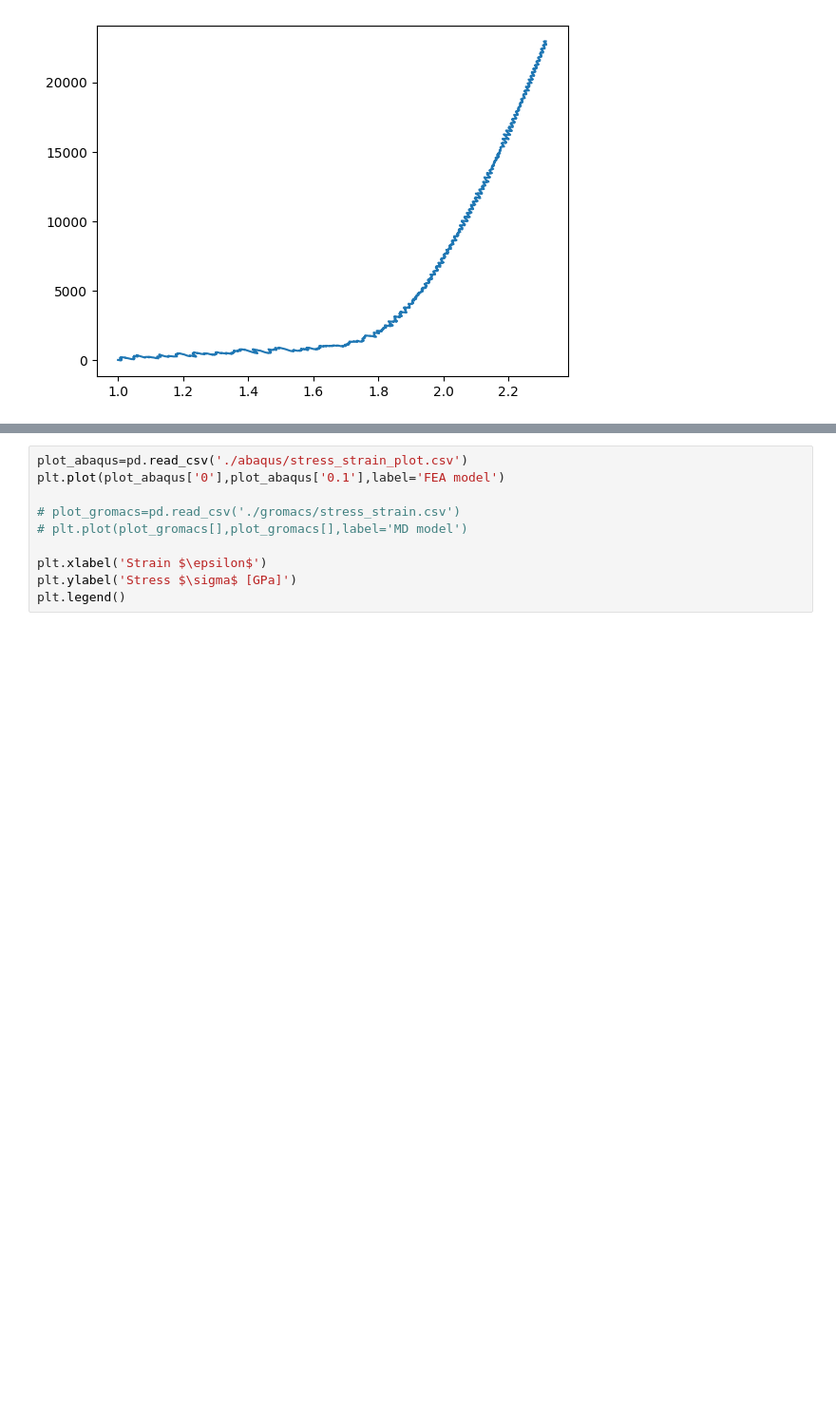
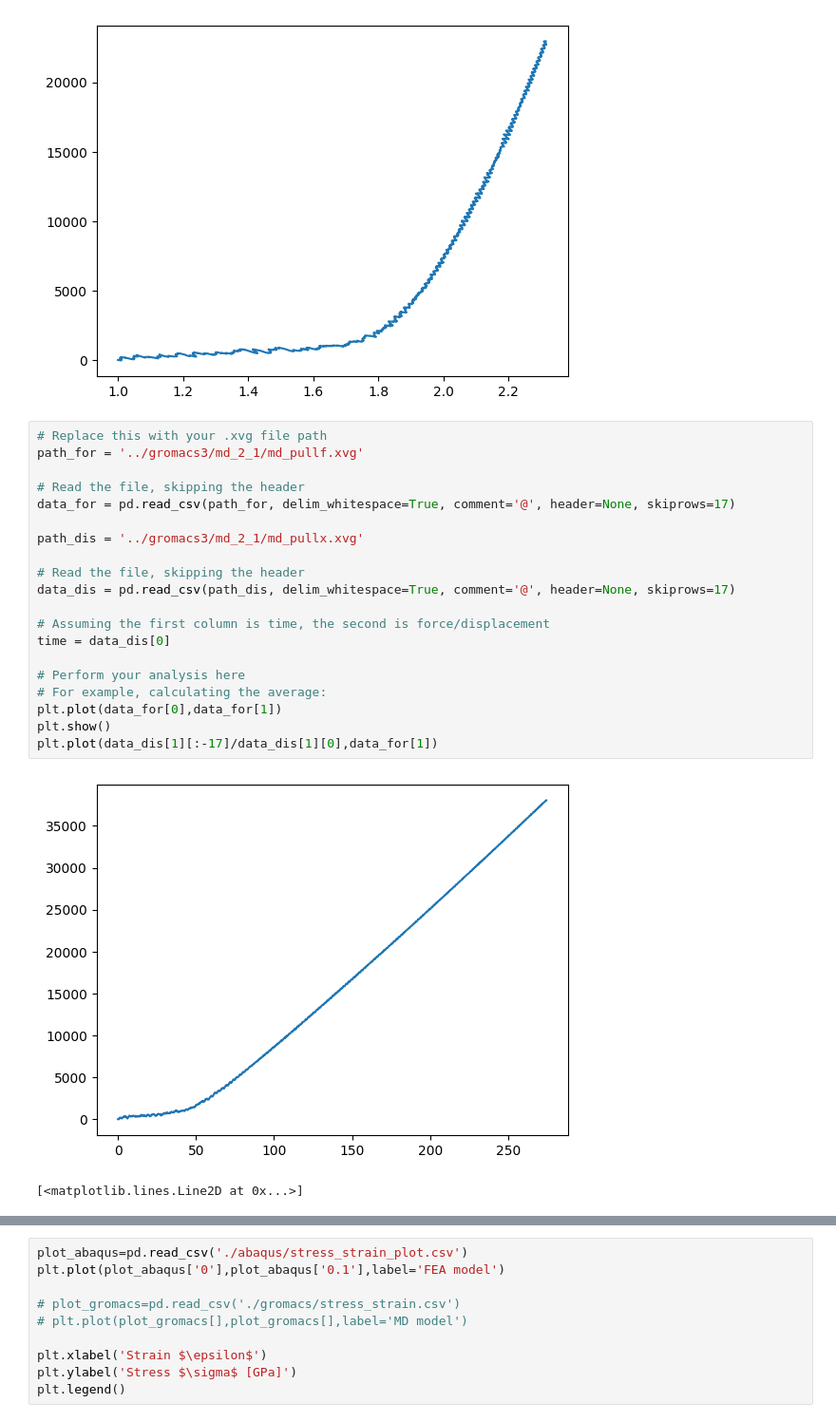
Before and after one commit to eBOlsson/Project_TKT4146, a Jupyter notebook: python/plot.ipynb, the cells around one changed output, grey strips where cells are left out. Shown: that part at 95% size. Drawn from its saved outputs; the diff is of its cells as text; blank space fills up the shorter version.

```diff
--- a/python/plot.ipynb
+++ b/python/plot.ipynb
@@ -90,3 +90,26 @@ plt.plot(data_dis[1]/data_dis[1][0],data_for[1])
 [figure]
 [<matplotlib.lines.Line2D at 0x...>]
 [figure]
+# %%
+# Replace this with your .xvg file path
+path_for = '../gromacs3/md_2_1/md_pullf.xvg'
+
+# Read the file, skipping the header
+data_for = pd.read_csv(path_for, delim_whitespace=True, comment='@', header=None, skiprows=17)
+
+path_dis = '../gromacs3/md_2_1/md_pullx.xvg'
+
+# Read the file, skipping the header
+data_dis = pd.read_csv(path_dis, delim_whitespace=True, comment='@', header=None, skiprows=17)
+
+# Assuming the first column is time, the second is force/displacement
+time = data_dis[0]
+
+# Perform your analysis here
+# For example, calculating the average:
+plt.plot(data_for[0],data_for[1])
+plt.show()
+plt.plot(data_dis[1][:-17]/data_dis[1][0],data_for[1])
+# %% [output]
+[figure, added]
+[<matplotlib.lines.Line2D at 0x...>]
```
Also changed, not shown: parts of 1 cell of this notebook, 5 other files.
